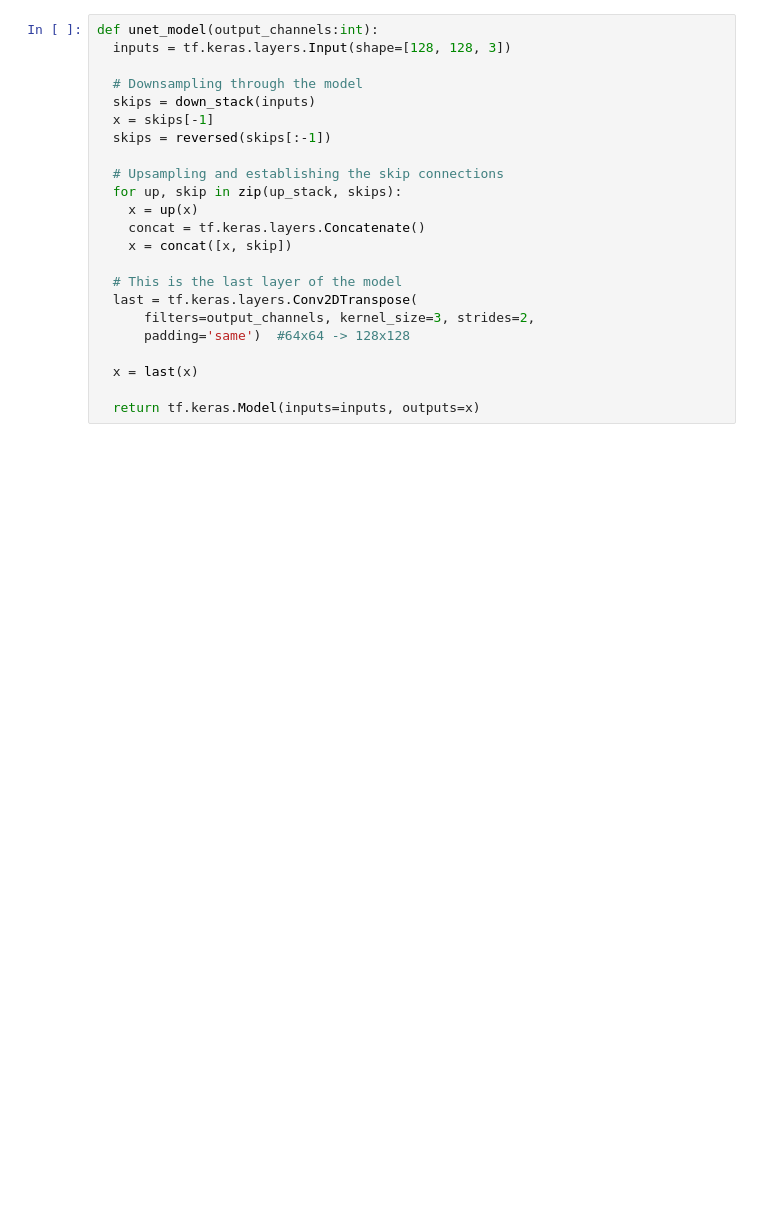
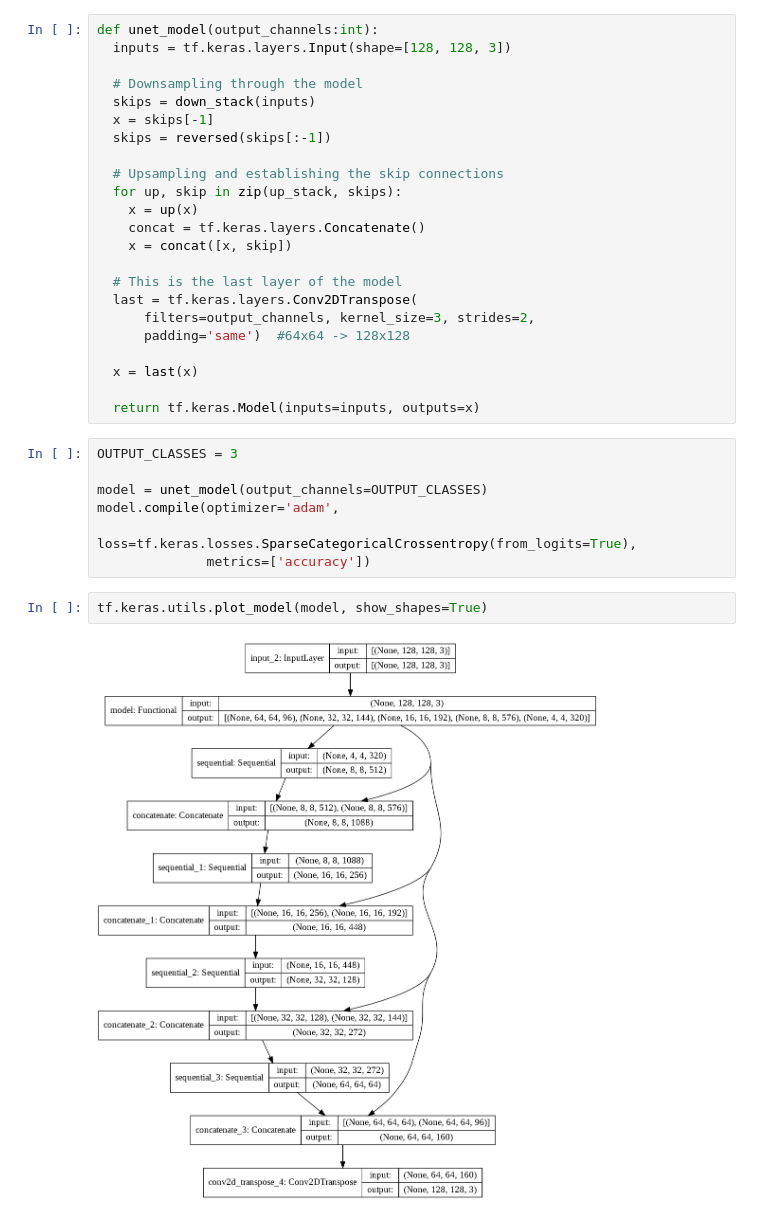
Before and after one commit to Seligmann/carvana-image-masking-challenge, a Jupyter notebook: main.ipynb, the cells around one changed output. Cells and saved outputs as stored; diff of their text form; blank space fills up the shorter version.

Commit message:
added model arch visual, create_mask(), show_predictions()

```diff
--- a/main.ipynb
+++ b/main.ipynb
@@ -217,3 +232,14 @@ def unet_model(output_channels:int):
   x = last(x)
 
   return tf.keras.Model(inputs=inputs, outputs=x)
+# %%
+OUTPUT_CLASSES = 3
+
+model = unet_model(output_channels=OUTPUT_CLASSES)
+model.compile(optimizer='adam',
+              loss=tf.keras.losses.SparseCategoricalCrossentropy(from_logits=True),
+              metrics=['accuracy'])
+# %%
+tf.keras.utils.plot_model(model, show_shapes=True)
+# %% [output]
+[figure, added]
```
Also changed, not shown: parts of 8 cells of this notebook.
